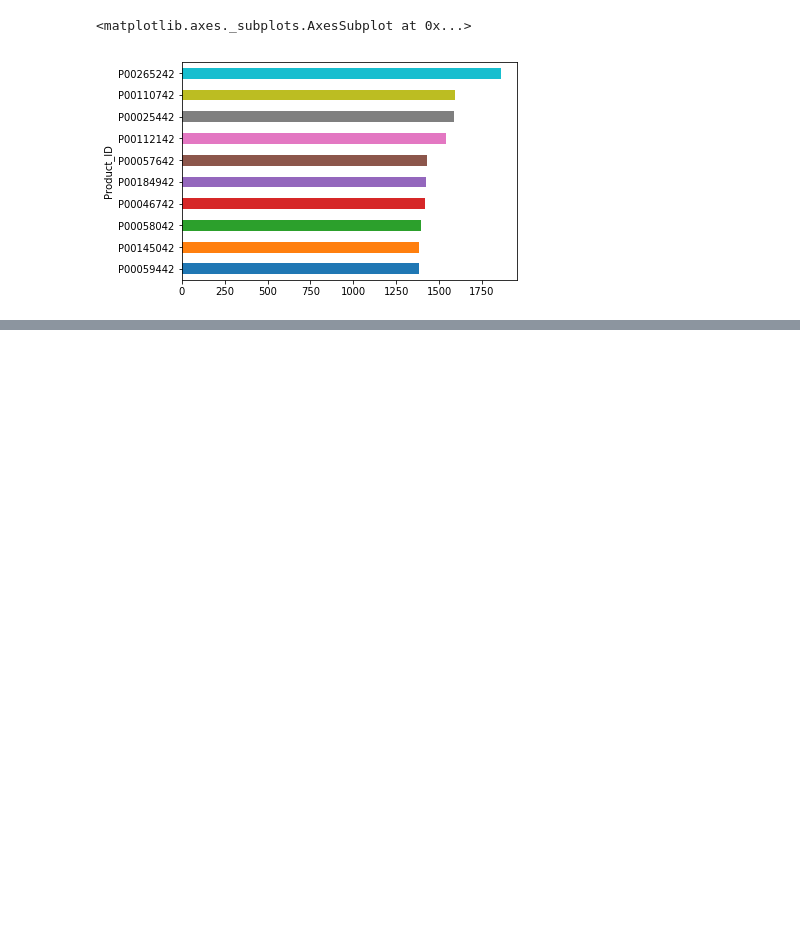
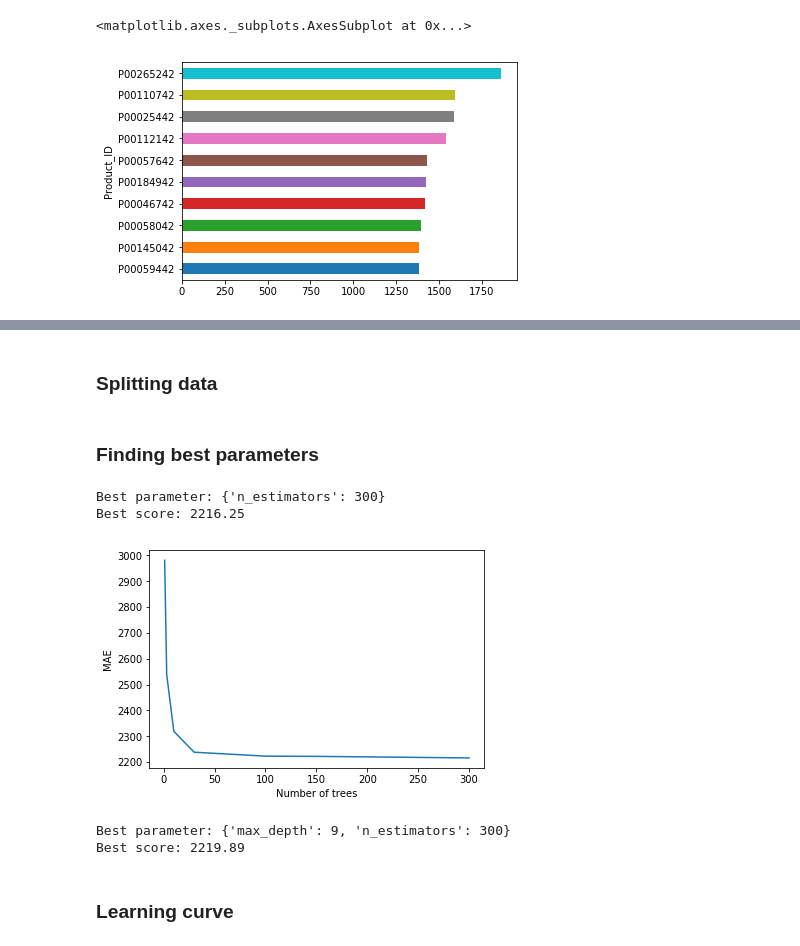
Before and after one commit to akhegai/black-friday-analysis, a Jupyter notebook: ExplorationDataAnalysis.ipynb, the cells around one changed output, grey strips where cells are left out. Saved outputs shown, nothing was run; the diff lists cells and outputs as text; code cells hidden in the pictures; blank space fills up the shorter version.

```diff
--- a/ExplorationDataAnalysis.ipynb
+++ b/ExplorationDataAnalysis.ipynb
@@ -128,0 +149,32 @@ df.groupby('Product_ID').count()['User_ID'].plot('density')
+# %%
+df['User_ID'] = LabelEncoder().fit_transform(df['User_ID'])
+df['Product_ID'] = LabelEncoder().fit_transform(df['Product_ID'])
+df['Gender'] = np.where(df['Gender']=='M',1,0)
+df_Age = pd.get_dummies(df.Age)
+df_CC = pd.get_dummies(df.City_Category)
+df_SIC = pd.get_dummies(df.Stay_In_Current_City_Years)
+df_encoded = pd.concat([df,df_Age,df_CC,df_SIC],axis=1)
+df_encoded.drop(['Age','City_Category','Stay_In_Current_City_Years', 'combined_G_M'],axis=1,inplace=True)
+# %% [markdown]
+### Splitting data
+# %%
+df_frac = df_encoded.sample(frac=0.02,random_state=100)
+X = df_frac.drop(['Purchase'], axis=1)
+y = df_frac['Purchase']
+X_train,X_test,y_train,y_test = train_test_split(X,y,random_state=100)
+# %%
+param_grid = {'n_estimators':[1,3,10,30,100,150,300]}
+grid_rf = GridSearchCV(RandomForestRegressor(),param_grid,cv=3,scoring='neg_mean_absolute_error').fit(X_train,y_train)
+# %% [markdown]
+### Finding best parameters
+# %%
+plt.figure()
+plt.plot(list(param_grid.values())[0],(abs(grid_rf.cv_results_['mean_test_score'])))
+plt.xlabel('Number of trees')
+plt.ylabel('MAE')
+print('Best parameter: {}'.format(grid_rf.best_params_))
+print('Best score: {:.2f}'.format(abs(grid_rf.best_score_)))
+# %% [output]
+Best parameter: {'n_estimators': 300}
+Best score: 2216.25
+[figure, added]
@@ -128,0 +184,8 @@ df.groupby('Product_ID').count()['User_ID'].plot('density')
+# %%
+print('Best parameter: {}'.format(grid_rf.best_params_))
+print('Best score: {:.2f}'.format(abs(grid_rf.best_score_)))
+# %% [output]
+Best parameter: {'max_depth': 9, 'n_estimators': 300}
+Best score: 2219.89
+# %% [markdown]
+### Learning curve
```
Also changed, not shown: parts of 16 cells of this notebook.
